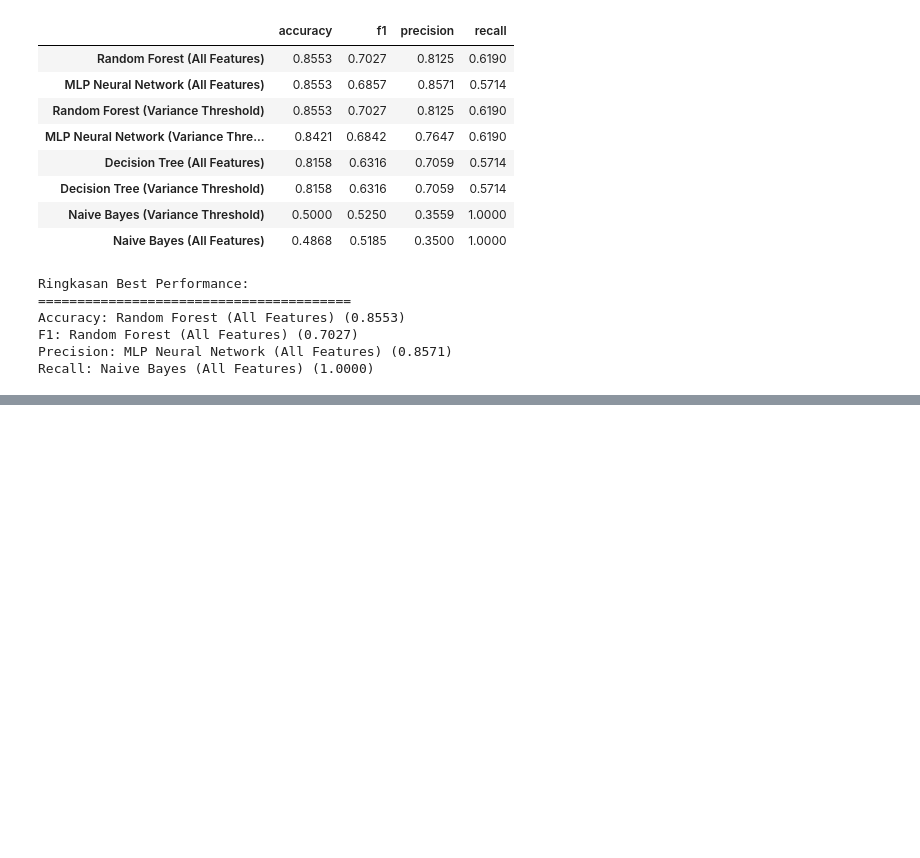
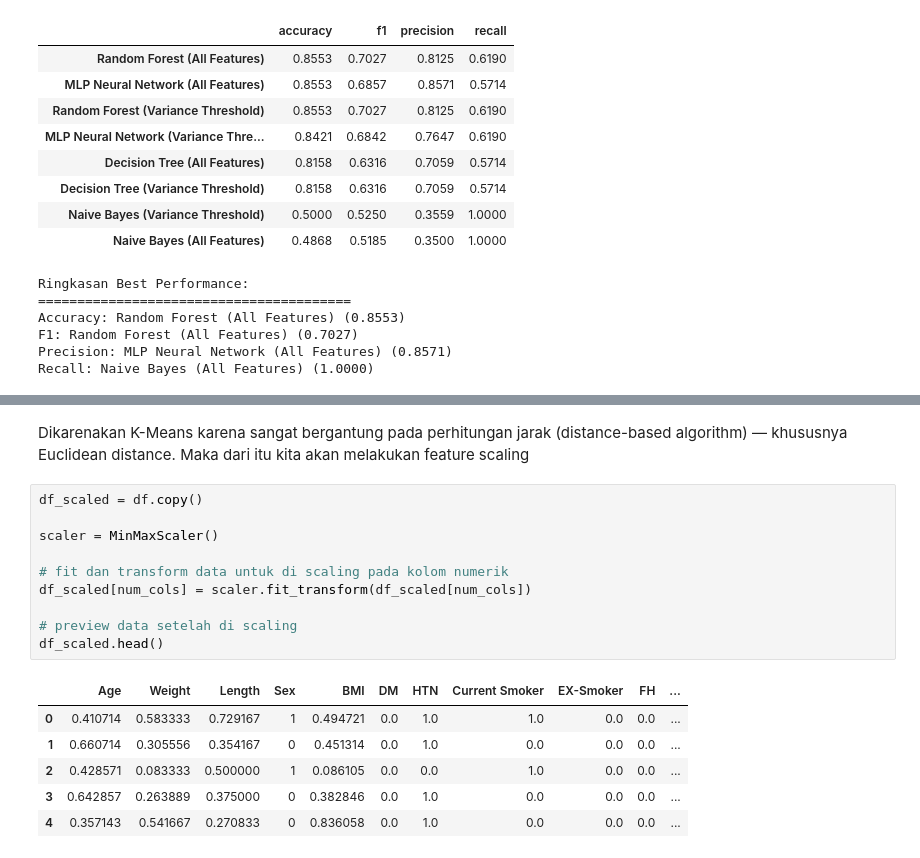
Before and after one commit to Ardavaa/matkul-machine_learning, a Jupyter notebook: 5_tugas_besar/main.ipynb, the cells around one changed output, grey strips where cells are left out. Drawn from its saved outputs; the diff is of its cells as text; blank space fills up the shorter version.

```diff
--- a/5_tugas_besar/main.ipynb
+++ b/5_tugas_besar/main.ipynb
@@ -884,0 +981,19 @@ Menariknya, variance threshold feature selection **tidak meningkatkan** performa
+# %% [markdown]
+Dikarenakan K-Means karena sangat bergantung pada perhitungan jarak (distance-based algorithm) — khususnya Euclidean distance. Maka dari itu kita akan melakukan feature scaling
+# %%
+df_scaled = df.copy()
+
+scaler = MinMaxScaler()
+
+# fit dan transform data untuk di scaling pada kolom numerik
+df_scaled[num_cols] = scaler.fit_transform(df_scaled[num_cols])
+
+# preview data setelah di scaling
+df_scaled.head()
+# %% [output]
+|  | Age | Weight | Length | Sex | BMI | DM | HTN | Current Smoker | EX-Smoker | FH | ... |
+| 0 | 0.410714 | 0.583333 | 0.729167 | 1 | 0.494721 | 0.0 | 1.0 | 1.0 | 0.0 | 0.0 | ... |
+| 1 | 0.660714 | 0.305556 | 0.354167 | 0 | 0.451314 | 0.0 | 1.0 | 0.0 | 0.0 | 0.0 | ... |
+| 2 | 0.428571 | 0.083333 | 0.500000 | 1 | 0.086105 | 0.0 | 0.0 | 1.0 | 0.0 | 0.0 | ... |
+| 3 | 0.642857 | 0.263889 | 0.375000 | 0 | 0.382846 | 0.0 | 1.0 | 0.0 | 0.0 | 0.0 | ... |
+| 4 | 0.357143 | 0.541667 | 0.270833 | 0 | 0.836058 | 0.0 | 1.0 | 0.0 | 0.0 | 0.0 | ... |
```
Also changed, not shown: parts of 15 cells of this notebook.
